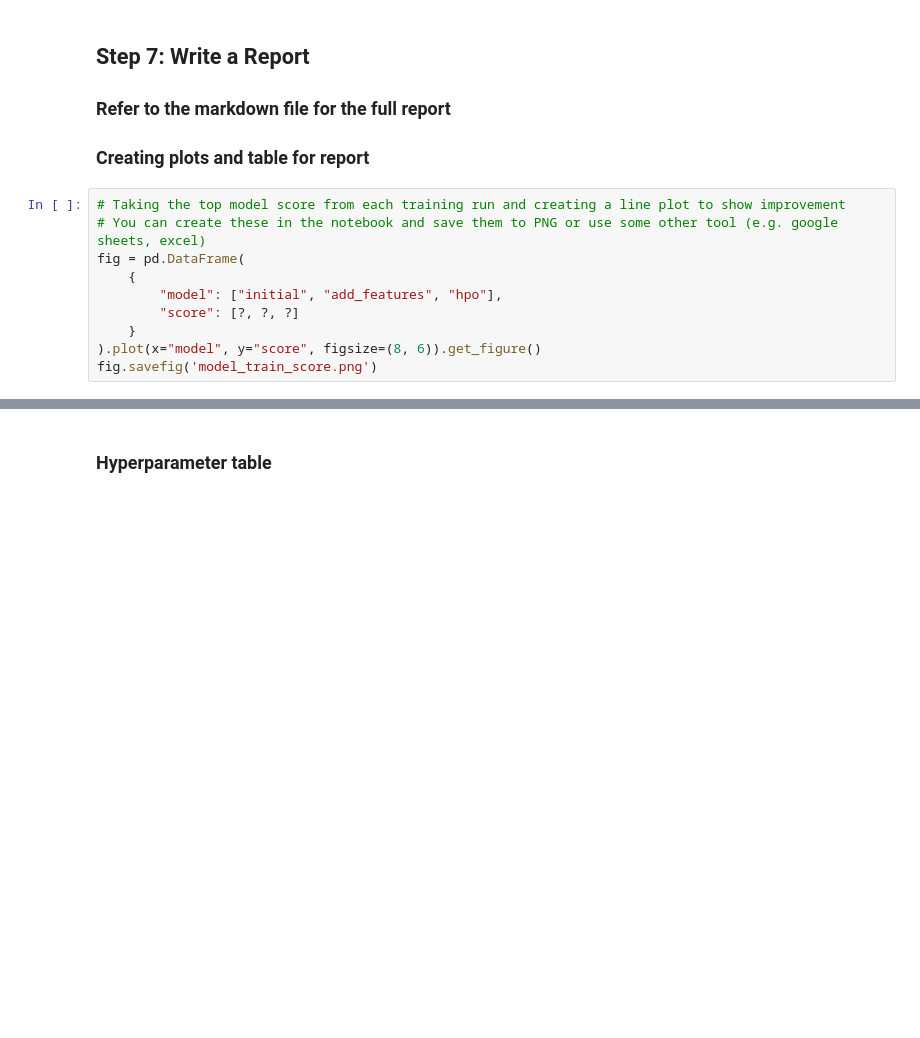
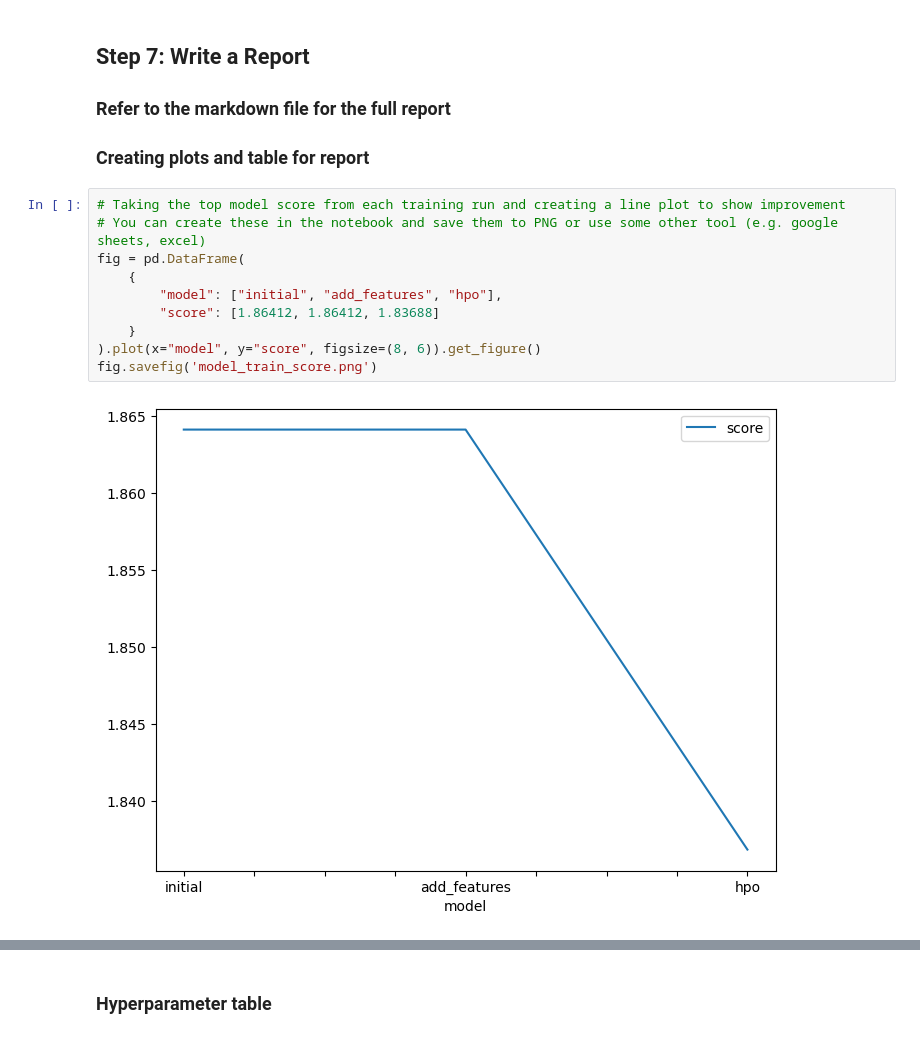
Before and after one commit to KyleFrisbie/cd0385-project-starter, a Jupyter notebook: project/project-template.ipynb, the cells around one changed output, grey strips where cells are left out. Cells and saved outputs as stored; diff of their text form; blank space fills up the shorter version.

```diff
--- a/project/project-template.ipynb
+++ b/project/project-template.ipynb
@@ -592,13 +691,15 @@ submission_new_hpo.to_csv("submission_new_hpo.csv", index=False)
 # %%
 # Taking the top model score from each training run and creating a line plot to show improvement
 # You can create these in the notebook and save them to PNG or use some other tool (e.g. google sheets, excel)
 fig = pd.DataFrame(
     {
         "model": ["initial", "add_features", "hpo"],
-        "score": [?, ?, ?]
+        "score": [1.86412, 1.86412, 1.83688]
     }
 ).plot(x="model", y="score", figsize=(8, 6)).get_figure()
 fig.savefig('model_train_score.png')
+# %% [output]
+[figure, added]
 # %%
 # Take the 3 kaggle scores and creating a line plot to show improvement
 fig = pd.DataFrame(
```
Also changed, not shown: parts of 31 cells of this notebook, 4 other files.
